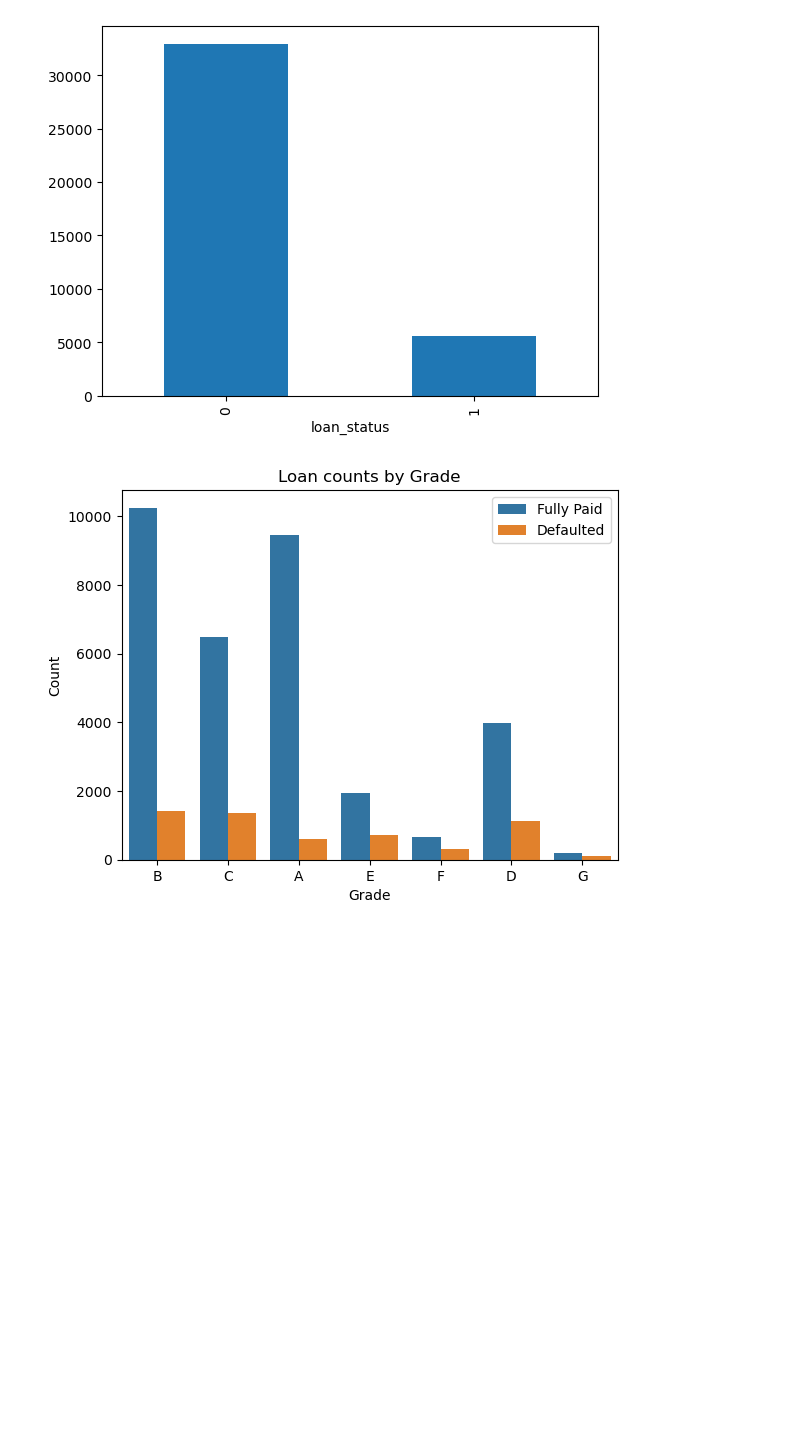
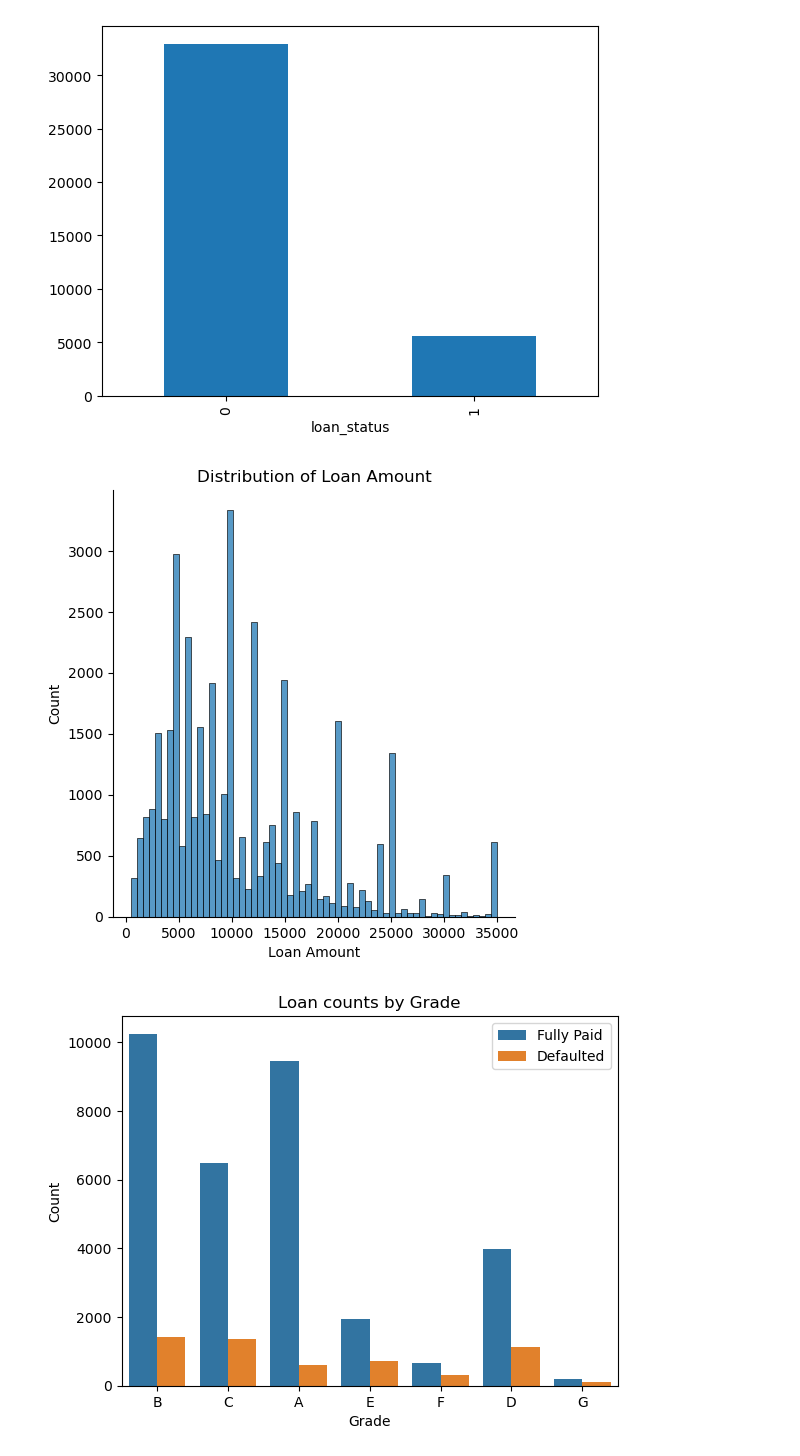
Before and after one commit to ncjanardhan-outlook/ncjpersonal, a Jupyter notebook: lending club_case study.ipynb, the cells around one changed output. Cells and saved outputs as stored; diff of their text form; code cells hidden in the pictures; blank space fills up the shorter version.

```diff
--- a/lending club_case study.ipynb
+++ b/lending club_case study.ipynb
@@ -179,6 +179,12 @@ loan_status
 1     5627
 Name: loan_status, dtype: int64
 [figure]
+# %%
+figLoanAmntDist = sns.displot(dfLoan['loan_amnt'])
+figLoanAmntDist.set(xlabel="Loan Amount", title="Distribution of Loan Amount")
+plt.show()
+# %% [output]
+[figure, added]
 # %%
 drawCustomCountPlot(xColumn="grade", hueColumn="loan_status", yLabel="Count", xLabel="Grade", title="Loan counts by Grade")
 # %% [output]
```
